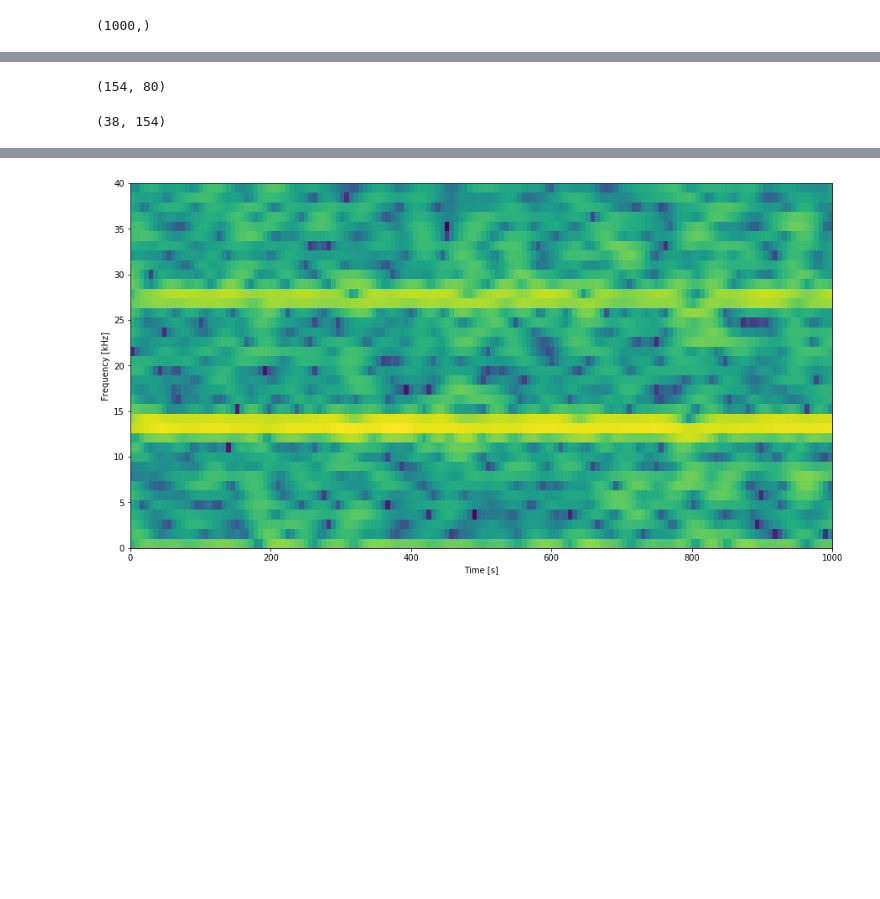
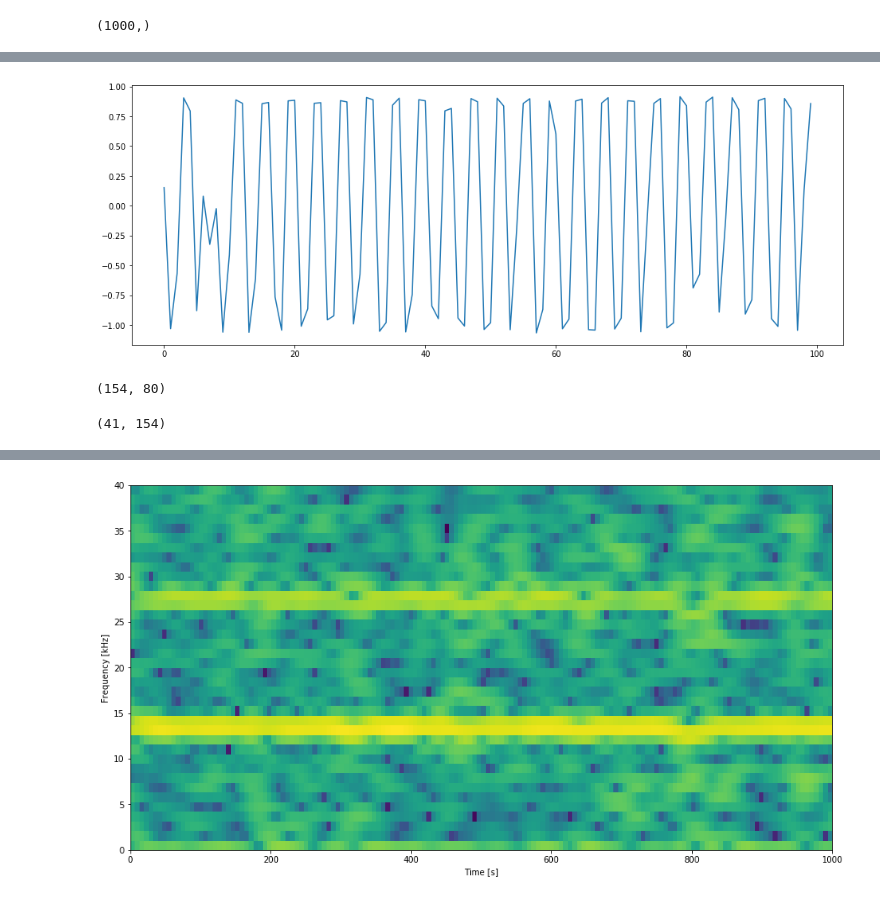
Before and after one commit to Mary-Kul/fourier_rl, a Jupyter notebook: notebooks/rollout example.ipynb, the cells around one changed output, grey strips where cells are left out. Saved outputs shown, nothing was run; the diff lists cells and outputs as text; code cells hidden in the pictures; blank space fills up the shorter version.

```diff
--- a/notebooks/rollout example.ipynb
+++ b/notebooks/rollout example.ipynb
@@ -53,3 +96,15 @@ rollout_dict['actions'][:,act_num].shape
+# %%
+plt.figure(figsize=(16, 6))
+# ax = sns.lineplot(x=[i for i in range(100)], y=rollout_dict['actions'][:,0][:100])
+# ax = sns.lineplot(x=[i for i in range(100)], y=rollout_dict['actions'][:,1][:100])
+# ax = sns.lineplot(x=[i for i in range(100)], y=rollout_dict['actions'][:,2][:100])
+# ax = sns.lineplot(x=[i for i in range(100)], y=rollout_dict['actions'][:,3][:100])
+ax = sns.lineplot(x=[i for i in range(100)], y=rollout_dict['actions'][:,4][:100])
+# ax = sns.lineplot(x=[i for i in range(100)], y=rollout_dict['actions'][:,5][:100])
+
+plt.show()
+# %% [output]
+[figure, added]
 # %%
 M = int(10*8)
 slices = util.view_as_windows(rollout_dict['actions'][:,act_num], window_shape=(M,), step=6)
@@ -61,7 +120,8 @@ win = np.hanning(M + 1)[:-1]
 slices = slices * win
 # %%
-spectrum = np.fft.fft(slices.T, axis=0)[:M // 2 + 1:-1]
+spectrum = np.fft.rfft(slices.T, axis=0,norm = 'ortho')
+# [:M // 2 + 1:-1]
 spectrum = np.abs(spectrum)
 spectrum.shape
 # %% [output]
-(38, 154)
+(41, 154)
```
Also changed, not shown: parts of 31 cells of this notebook, 1 other file.
